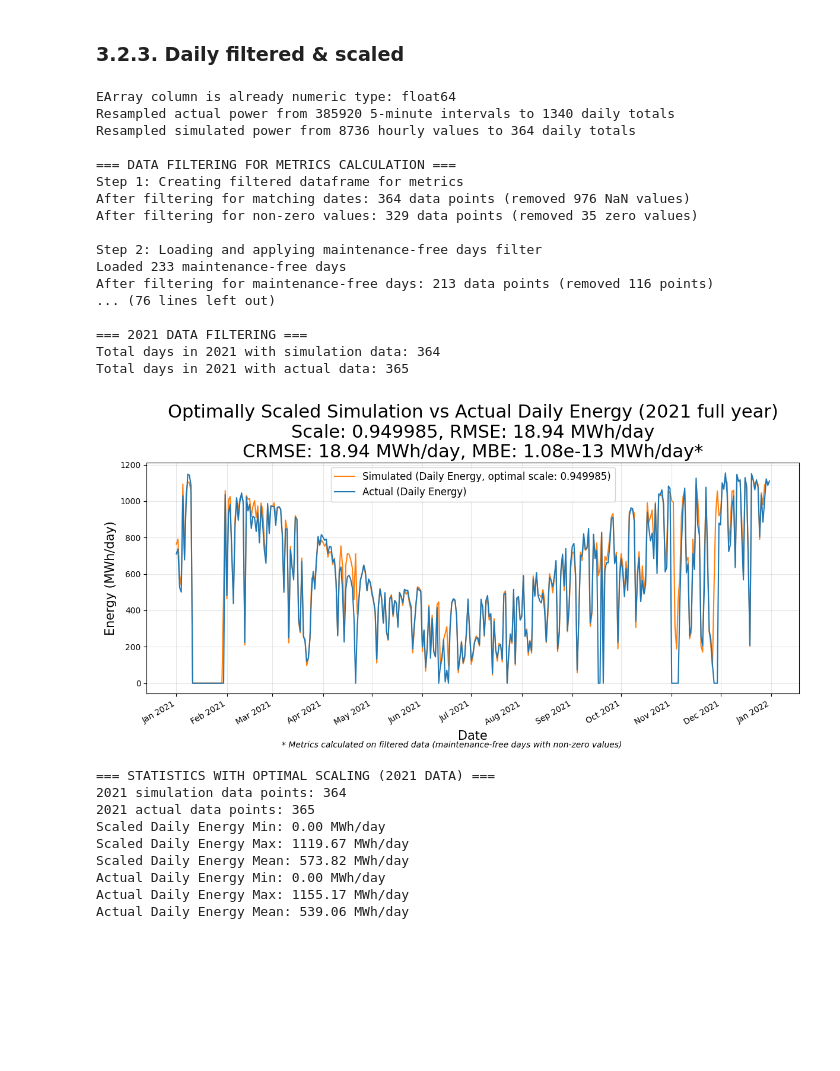
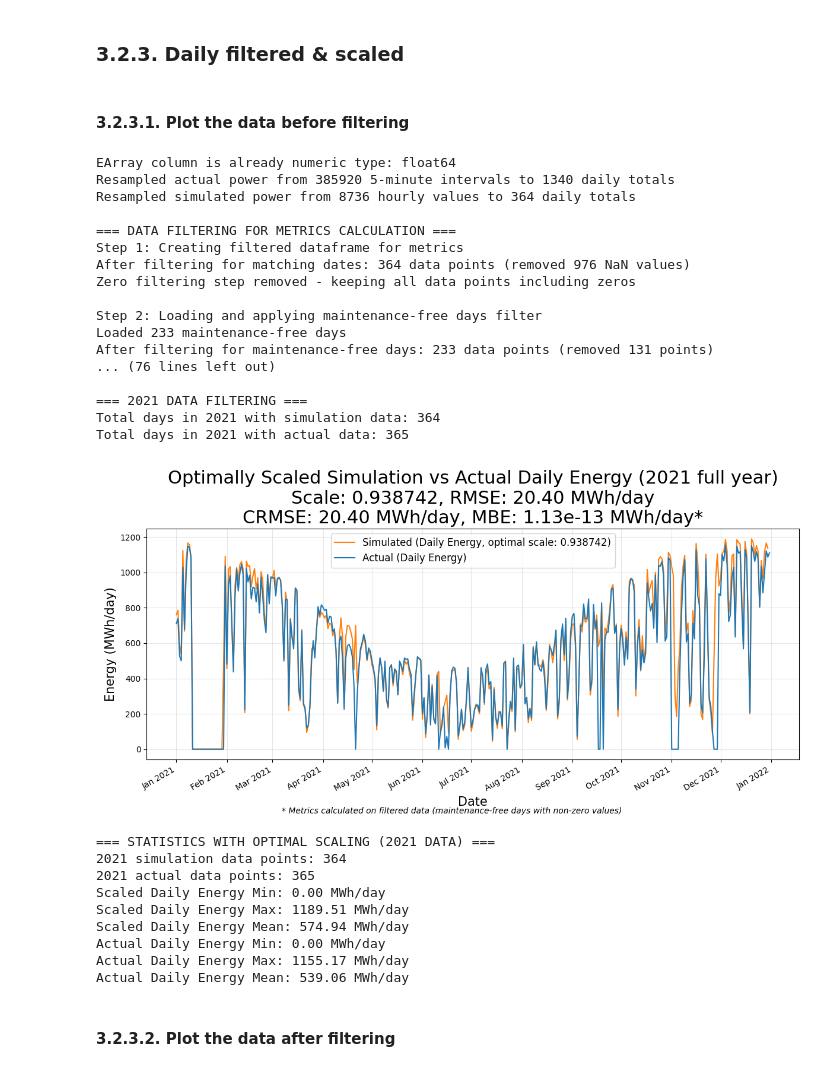
Before and after one commit to sijinwnag/25_09_02_Bomen_bifacial_gain_2021, a Jupyter notebook: Code/25_09_02_Data_visualiser.ipynb, the cells around one changed output. Cells and saved outputs as stored; diff of their text form; code cells hidden in the pictures; blank space fills up the shorter version.

Commit message:
Got the initial baseline PVsyst results

```diff
--- a/Code/25_09_02_Data_visualiser.ipynb
+++ b/Code/25_09_02_Data_visualiser.ipynb
@@ -90,7 +90,8 @@ plt.show()
 ## 3.1. Data loading
 # %%
 # simulation results directory
-simulation_results_dir = r"C:\Users\z5183876\OneDrive - UNSW\Documents\GitHub\25_09_02_Bomen_bifacial_gain_2021\Data\Bowen Solar Farm 2021_VCG_HourlyRes_1.CSV"
+# simulation_results_dir = r"C:\Users\z5183876\OneDrive - UNSW\Documents\GitHub\25_09_02_Bomen_bifacial_gain_2021\Data\Bowen Solar Farm 2021_VCG_HourlyRes_1.CSV"
+simulation_results_dir = r"C:\Users\z5183876\OneDrive - UNSW\Documents\GitHub\25_09_02_Bomen_bifacial_gain_2021\Data\25_08_25_Bowen Solar Farm 2021_VCG_HourlyRes_0.CSV"
 
 print(f"Loading PVsyst CSV file: {simulation_results_dir}")
 
@@ -617,6 +618,8 @@ Actual Power Max: 101.03 MW
 Actual Power Mean: 19.30 MW
 # %% [markdown]
 ### 3.2.3. Daily filtered & scaled
+# %% [markdown]
+#### 3.2.3.1. Plot the data before filtering
 # %%
 # Define options at the beginning
 apply_clipping = False  # Set to False to disable clipping
@@ -652,6 +655,8 @@ simulation_results_df['EArray_MWh'] = simulation_results_df['EArray'] * 1.0  # 1
 daily_simulated_energy = simulation_results_df['EArray_MWh'].resample('D').sum()
 print(f"Resampled simulated power from {len(simulation_results_df)} hourly values to {len(daily_simulated_energy)} daily totals")
 
+# ...existing code...
+
 # Create a combined dataframe with both actual and simulated energy for metrics calculation
 print("\n=== DATA FILTERING FOR METRICS CALCULATION ===")
 print("Step 1: Creating filtered dataframe for metrics")
@@ -664,14 +669,14 @@ initial_rows = len(metrics_df)
 metrics_df = metrics_df.dropna()
 print(f"After filtering for matching dates: {len(metrics_df)} data points (removed {initial_rows - len(metrics_df)} NaN values)")
 
-# Filter to include only timestamps where both actual and simulated energy are non-zero
-initial_rows = len(metrics_df)
-metrics_df = metrics_df[(metrics_df['Actual'] > 0) & (metrics_df['Simulated'] > 0)]
-print(f"After filtering for non-zero values: {len(metrics_df)} data points (removed {initial_rows - len(metrics_df)} zero values)")
+# REMOVED: Filter to include only timestamps where both actual and simulated energy are non-zero
+# The line below is removed to keep zero values in the dataset
+# metrics_df = metrics_df[(metrics_df['Actual'] > 0) & (metrics_df['Simulated'] > 0)]
+print("Zero filtering step removed - keeping all data points including zeros")
 
 # Load the maintenance-free days from the text file
 print("\nStep 2: Loading and applying maintenance-free days filter")
-# maintenance_free_days_file = r"C:\Users\z5183876\OneDrive - UNSW\Documents\GitHub\25_09_02_Bomen_bifacial_gain_2021\Results\maintenance_free_days_2021.txt"
+maintenance_free_days_file = r"C:\Users\z5183876\OneDrive - UNSW\Documents\GitHub\25_09_02_Bomen_bifacial_gain_2021\Results\remaining_dates_2021.txt"
 try:
     with open(maintenance_free_days_file, 'r') as f:
         maintenance_free_days = [line.strip() for line in f.readlines() if line.strip()]
@@ -690,7 +695,7 @@ try:
 
 except Exception as e:
     print(f"Error loading maintenance-free days: {e}")
-    print("Continuing with only the non-zero, non-NaN data points")
+    print("Continuing with only the non-NaN data points")
 
 # Print the date range of the filtered data
 if len(metrics_df) > 0:
@@ -704,6 +709,8 @@ else:
 if len(metrics_df) < 10:
     print("\nWARNING: Very few data points remain after filtering!")
     print("Results may not be statistically significant.")
+
+# ...rest of the code remains the same...
 
 # Function to calculate MBE for a given scale factor (uses filtered data)
 def calculate_mbe(scale_factor, apply_clip=False, clip_threshold=2400):
@@ -874,45 +881,47 @@ if len(metrics_df) > 0:
 
     # Print statistics for 2021 data
     print(f"\n=== STATISTICS WITH OPTIMAL SCALING (2021 DATA) ===")
     print(f"2021 simulation data points: {len(year_2021_simulated)}")
     print(f"2021 actual data points: {len(year_2021_actual)}")
     print(f"Scaled Daily Energy Min: {year_2021_simulated.min():.2f} MWh/day")
     print(f"Scaled Daily Energy Max: {year_2021_simulated.max():.2f} MWh/day")
     print(f"Scaled Daily Energy Mean: {year_2021_simulated.mean():.2f} MWh/day")
     print(f"Actual Daily Energy Min: {year_2021_actual.min():.2f} MWh/day")
     print(f"Actual Daily Energy Max: {year_2021_actual.max():.2f} MWh/day")
     print(f"Actual Daily Energy Mean: {year_2021_actual.mean():.2f} MWh/day")
 else:
     print("\nERROR: No data points remain after filtering. Cannot proceed with optimization.")
     print("Please check your maintenance-free days file and data availability.")
 # %% [output]
 EArray column is already numeric type: float64
 Resampled actual power from 385920 5-minute intervals to 1340 daily totals
 Resampled simulated power from 8736 hourly values to 364 daily totals
 
 === DATA FILTERING FOR METRICS CALCULATION ===
 Step 1: Creating filtered dataframe for metrics
 After filtering for matching dates: 364 data points (removed 976 NaN values)
-After filtering for non-zero values: 329 data points (removed 35 zero values)
+Zero filtering step removed - keeping all data points including zeros
 
 Step 2: Loading and applying maintenance-free days filter
 Loaded 233 maintenance-free days
-After filtering for maintenance-free days: 213 data points (removed 116 points)
+After filtering for maintenance-free days: 233 data points (removed 131 points)
 ... (76 lines left out)
 
 === 2021 DATA FILTERING ===
 Total days in 2021 with simulation data: 364
 Total days in 2021 with actual data: 365
-[figure, old version]
+[figure, new version]
 === STATISTICS WITH OPTIMAL SCALING (2021 DATA) ===
 2021 simulation data points: 364
 2021 actual data points: 365
 Scaled Daily Energy Min: 0.00 MWh/day
-Scaled Daily Energy Max: 1119.67 MWh/day
-Scaled Daily Energy Mean: 573.82 MWh/day
+Scaled Daily Energy Max: 1189.51 MWh/day
+Scaled Daily Energy Mean: 574.94 MWh/day
 Actual Daily Energy Min: 0.00 MWh/day
 Actual Daily Energy Max: 1155.17 MWh/day
 Actual Daily Energy Mean: 539.06 MWh/day
+# %% [markdown]
+#### 3.2.3.2. Plot the data after filtering
 # %%
 # ...existing code...
 
```
Also changed, not shown: parts of 6 cells of this notebook, 5 other files.
